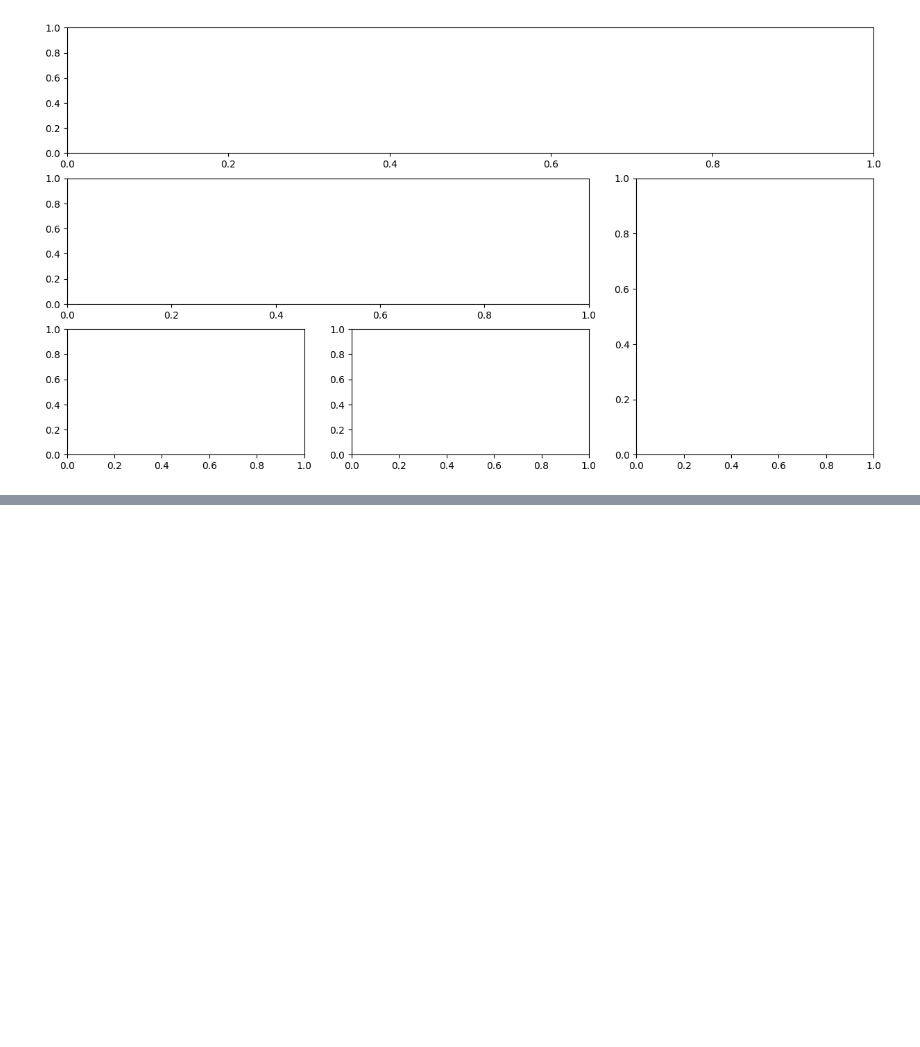
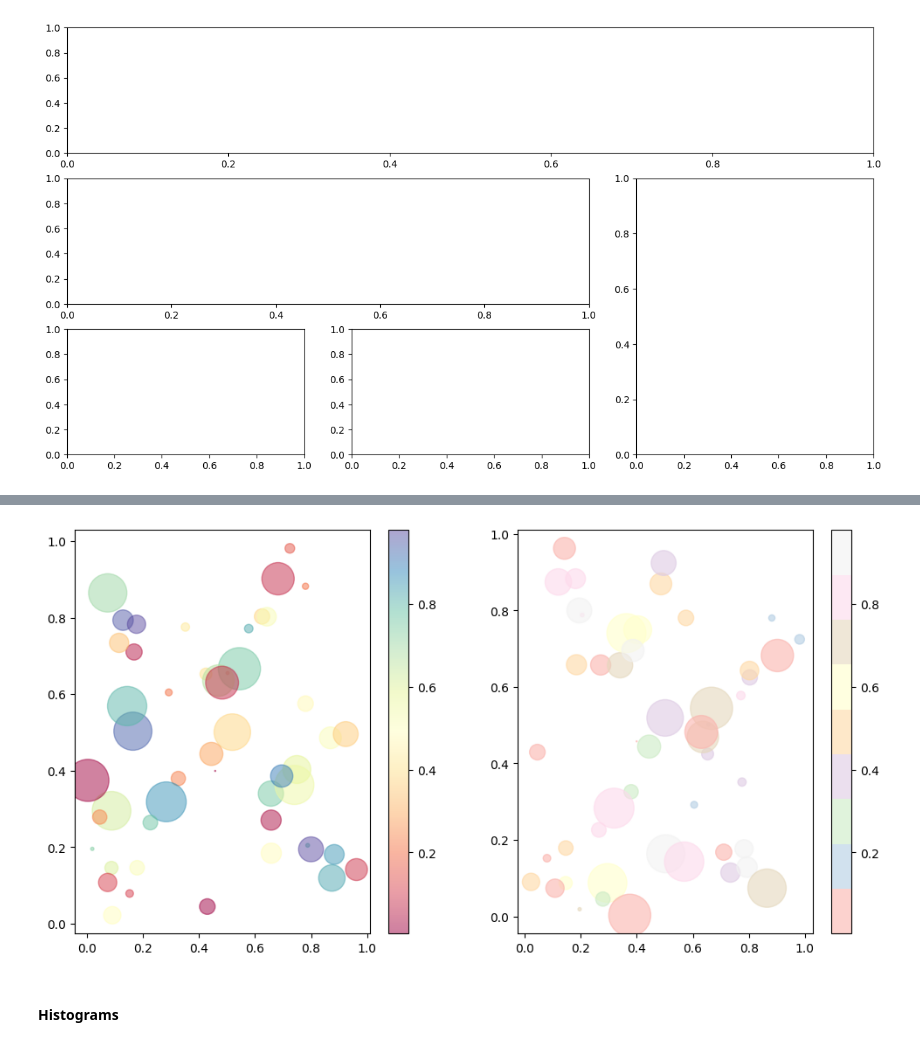
Before and after one commit to grishrana/python_learn, a Jupyter notebook: dataanalysis_freecodecamp/datacleaning/MoreVisualization.ipynb, the cells around one changed output, grey strips where cells are left out. Saved outputs shown, nothing was run; the diff lists cells and outputs as text; code cells hidden in the pictures; blank space fills up the shorter version.

```diff
--- a/dataanalysis_freecodecamp/datacleaning/MoreVisualization.ipynb
+++ b/dataanalysis_freecodecamp/datacleaning/MoreVisualization.ipynb
@@ -165,0 +182,15 @@ ax5=plt.subplot2grid((3,3),(2,1))
+# %%
+fig=plt.figure(figsize=(12,6))
+ax1=fig.add_subplot(1,2,1)
+plt.scatter(x,y,s=area,c=colors,alpha=0.5,cmap='Spectral')
+plt.colorbar()
+
+ax2=fig.add_subplot(1,2,2)
+plt.scatter(y,x,s=area,c=colors,alpha=0.6,cmap='Pastel1')
+plt.colorbar()
+
+plt.show()
+# %% [output]
+[figure, added]
+# %% [markdown]
+#### **Histograms**
```
Also changed, not shown: parts of 7 cells of this notebook.
